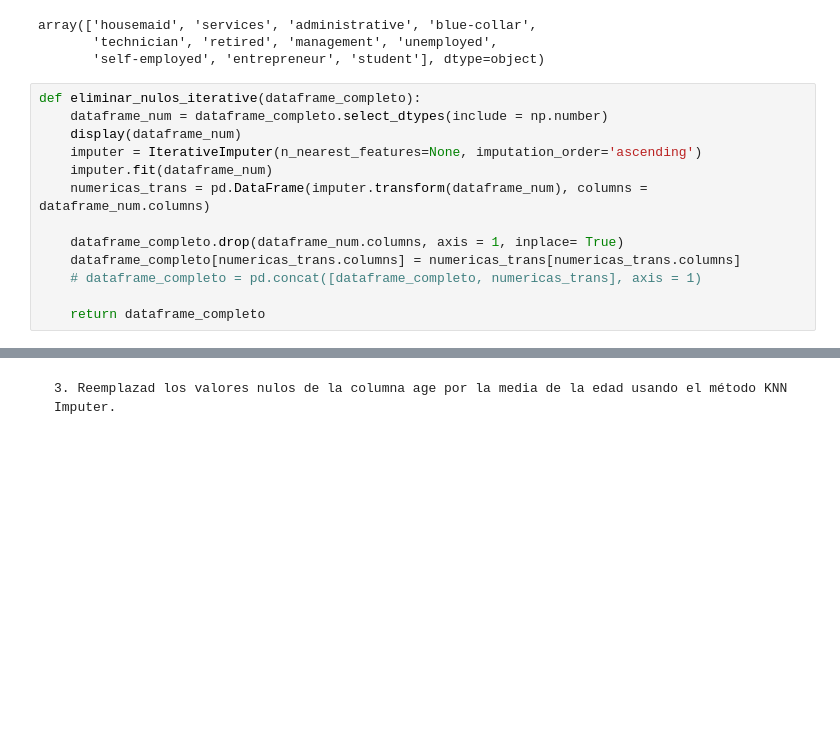
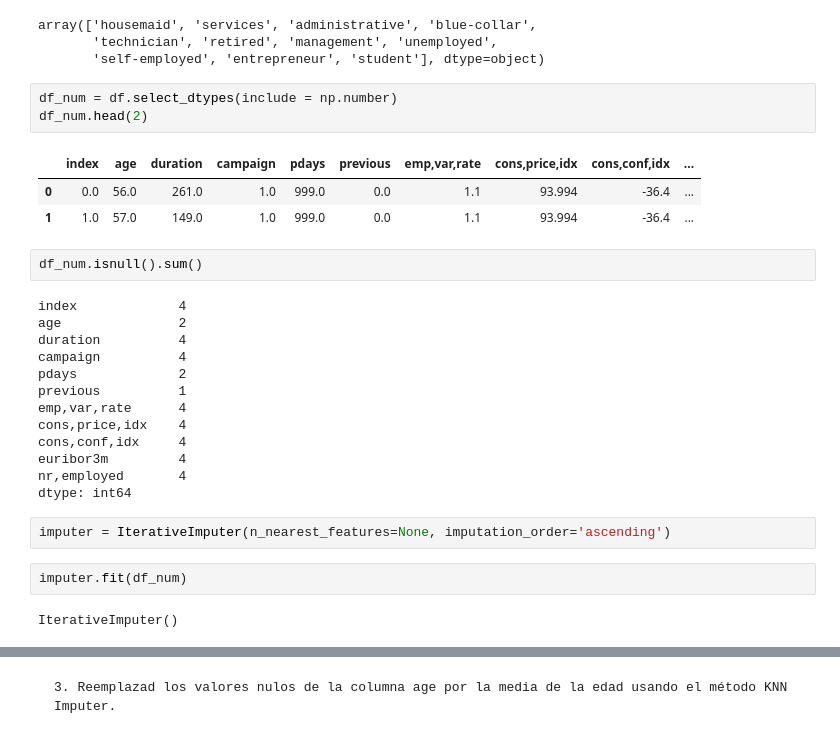
Before and after one commit to Adalab/promo_d_da_modulo2_sprint2_Lorena_AnaBelen, a Jupyter notebook: ejercicio4/pair_programming_limpieza5.ipynb, the cells around one changed output, grey strips where cells are left out. Saved outputs shown, nothing was run; the diff lists cells and outputs as text; blank space fills up the shorter version.

```diff
--- a/ejercicio4/pair_programming_limpieza5.ipynb
+++ b/ejercicio4/pair_programming_limpieza5.ipynb
@@ -90,16 +92,31 @@ df['job'].unique()
 array(['housemaid', 'services', 'administrative', 'blue-collar',
        'technician', 'retired', 'management', 'unemployed',
        'self-employed', 'entrepreneur', 'student'], dtype=object)
-# %%
-def eliminar_nulos_iterative(dataframe_completo):
-    dataframe_num = dataframe_completo.select_dtypes(include = np.number)
-    display(dataframe_num)
-    imputer = IterativeImputer(n_nearest_features=None, imputation_order='ascending')
-    imputer.fit(dataframe_num)
-    numericas_trans = pd.DataFrame(imputer.transform(dataframe_num), columns = dataframe_num.columns)
-
-    dataframe_completo.drop(dataframe_num.columns, axis = 1, inplace= True)
-    dataframe_completo[numericas_trans.columns] = numericas_trans[numericas_trans.columns]
-    # dataframe_completo = pd.concat([dataframe_completo, numericas_trans], axis = 1)
-
-    return dataframe_completo
+# %%
+df_num = df.select_dtypes(include = np.number)
+df_num.head(2)
+# %% [output]
+|  | index | age | duration | campaign | pdays | previous | emp,var,rate | cons,price,idx | cons,conf,idx | ... |
+| 0 | 0.0 | 56.0 | 261.0 | 1.0 | 999.0 | 0.0 | 1.1 | 93.994 | -36.4 | ... |
+| 1 | 1.0 | 57.0 | 149.0 | 1.0 | 999.0 | 0.0 | 1.1 | 93.994 | -36.4 | ... |
+# %%
+df_num.isnull().sum()
+# %% [output]
+index             4
+age               2
+duration          4
+campaign          4
+pdays             2
+previous          1
+emp,var,rate      4
+cons,price,idx    4
+cons,conf,idx     4
+euribor3m         4
+nr,employed       4
+dtype: int64
+# %%
+imputer = IterativeImputer(n_nearest_features=None, imputation_order='ascending')
+# %%
+imputer.fit(df_num)
+# %% [output]
+IterativeImputer()
```
Also changed, not shown: parts of 30 cells of this notebook, 1 other file.
